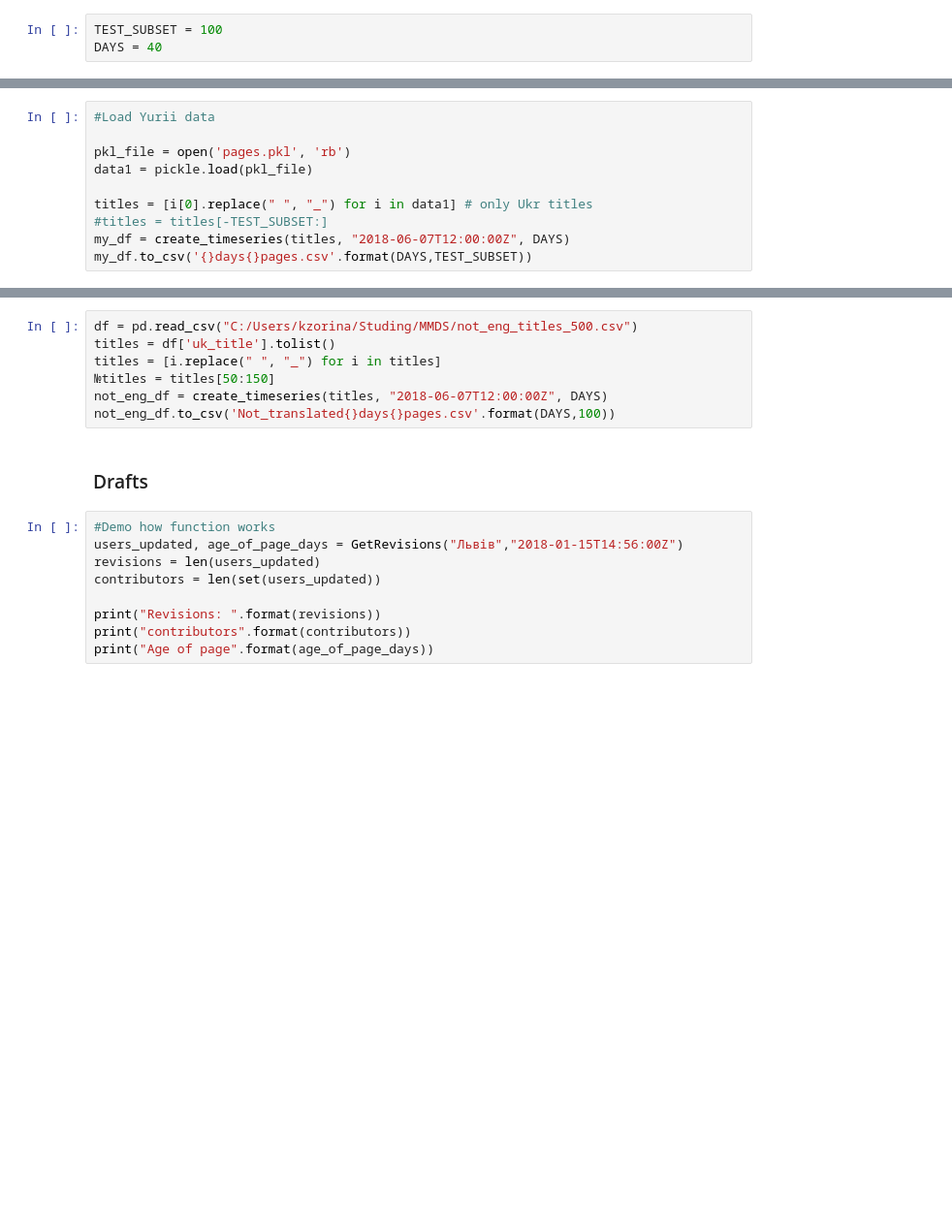
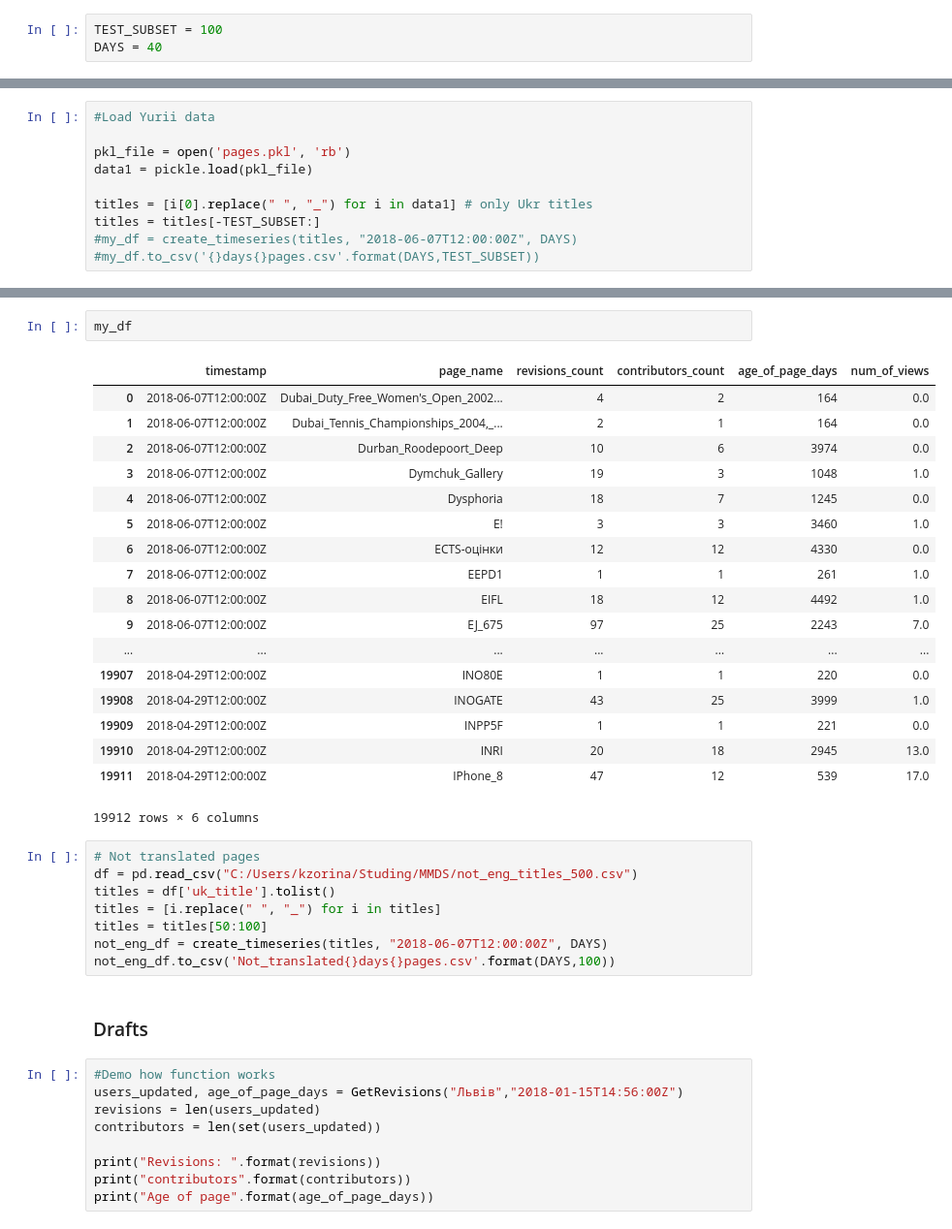
Before and after one commit to Houd1ny/FutureOfWikipedia, a Jupyter notebook: Create timeseries.ipynb, the cells around one changed output, grey strips where cells are left out. Shown: that part at 97% size. Drawn from its saved outputs; the diff is of its cells as text; blank space fills up the shorter version.

Commit message:
Complete timeseries

```diff
--- a/Create timeseries.ipynb
+++ b/Create timeseries.ipynb
@@ -114,6 +190,6 @@ pkl_file = open('pages.pkl', 'rb')
 data1 = pickle.load(pkl_file)
 
 titles = [i[0].replace(" ", "_") for i in data1] # only Ukr titles
-#titles = titles[-TEST_SUBSET:]
-my_df = create_timeseries(titles, "2018-06-07T12:00:00Z", DAYS)
-my_df.to_csv('{}days{}pages.csv'.format(DAYS,TEST_SUBSET))
+titles = titles[-TEST_SUBSET:]
+#my_df = create_timeseries(titles, "2018-06-07T12:00:00Z", DAYS)
+#my_df.to_csv('{}days{}pages.csv'.format(DAYS,TEST_SUBSET))
@@ -123,8 +196,30 @@ Run for 2018-06-07T12:00:00Z, when took 0 days back
+# %%
+my_df
+# %% [output]
+|  | timestamp | page_name | revisions_count | contributors_count | age_of_page_days | num_of_views |
+| 0 | 2018-06-07T12:00:00Z | Dubai_Duty_Free_Women's_Open_2002... | 4 | 2 | 164 | 0.0 |
+| 1 | 2018-06-07T12:00:00Z | Dubai_Tennis_Championships_2004,_... | 2 | 1 | 164 | 0.0 |
+| 2 | 2018-06-07T12:00:00Z | Durban_Roodepoort_Deep | 10 | 6 | 3974 | 0.0 |
+| 3 | 2018-06-07T12:00:00Z | Dymchuk_Gallery | 19 | 3 | 1048 | 1.0 |
+| 4 | 2018-06-07T12:00:00Z | Dysphoria | 18 | 7 | 1245 | 0.0 |
+| 5 | 2018-06-07T12:00:00Z | E! | 3 | 3 | 3460 | 1.0 |
+| 6 | 2018-06-07T12:00:00Z | ECTS-оцінки | 12 | 12 | 4330 | 0.0 |
+| 7 | 2018-06-07T12:00:00Z | EEPD1 | 1 | 1 | 261 | 1.0 |
+| 8 | 2018-06-07T12:00:00Z | EIFL | 18 | 12 | 4492 | 1.0 |
+| 9 | 2018-06-07T12:00:00Z | EJ_675 | 97 | 25 | 2243 | 7.0 |
+| ... | ... | ... | ... | ... | ... | ... |
+| 19907 | 2018-04-29T12:00:00Z | INO80E | 1 | 1 | 220 | 0.0 |
+| 19908 | 2018-04-29T12:00:00Z | INOGATE | 43 | 25 | 3999 | 1.0 |
+| 19909 | 2018-04-29T12:00:00Z | INPP5F | 1 | 1 | 221 | 0.0 |
+| 19910 | 2018-04-29T12:00:00Z | INRI | 20 | 18 | 2945 | 13.0 |
+| 19911 | 2018-04-29T12:00:00Z | IPhone_8 | 47 | 12 | 539 | 17.0 |
+19912 rows × 6 columns
 # %%
+# Not translated pages
 df = pd.read_csv("C:/Users/kzorina/Studing/MMDS/not_eng_titles_500.csv")
 titles = df['uk_title'].tolist()
 titles = [i.replace(" ", "_") for i in titles]
-№titles = titles[50:150]
+titles = titles[50:100]
 not_eng_df = create_timeseries(titles, "2018-06-07T12:00:00Z", DAYS)
 not_eng_df.to_csv('Not_translated{}days{}pages.csv'.format(DAYS,100))
 # %% [markdown]
```
Also changed, not shown: parts of 7 cells of this notebook, 1 other file.
